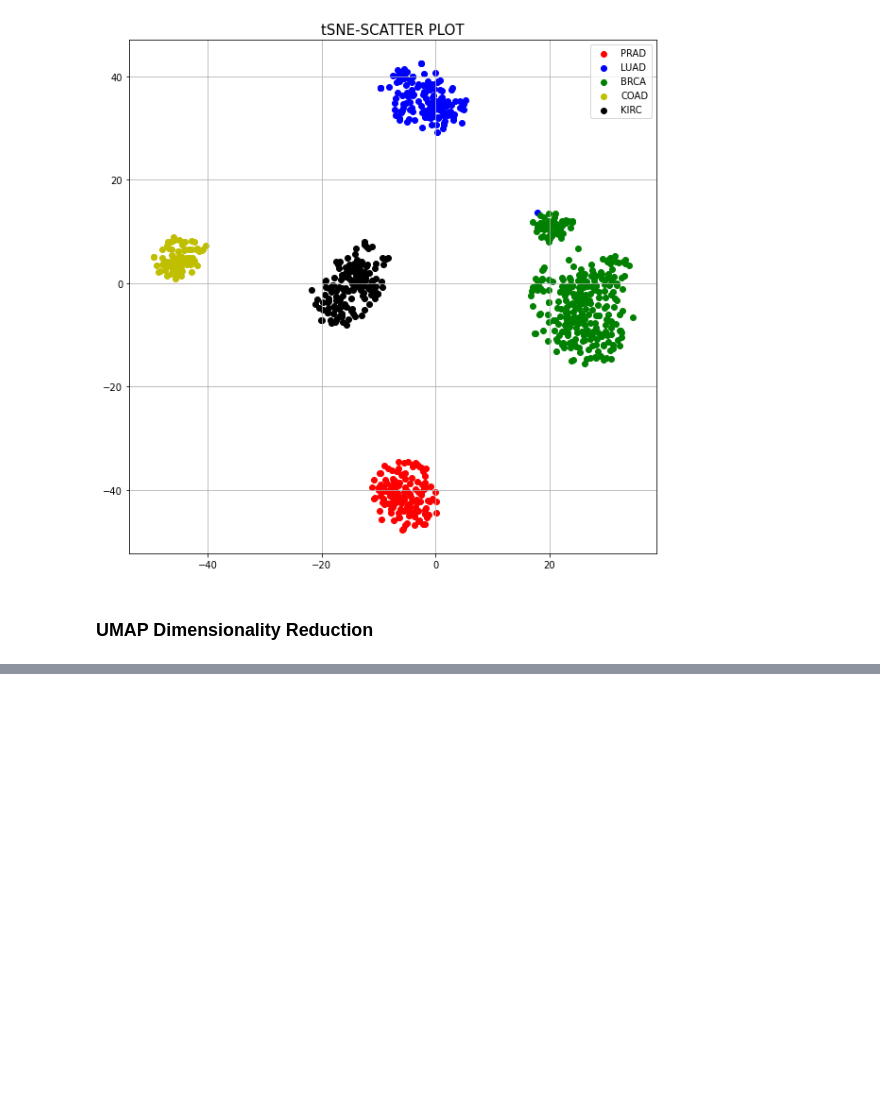
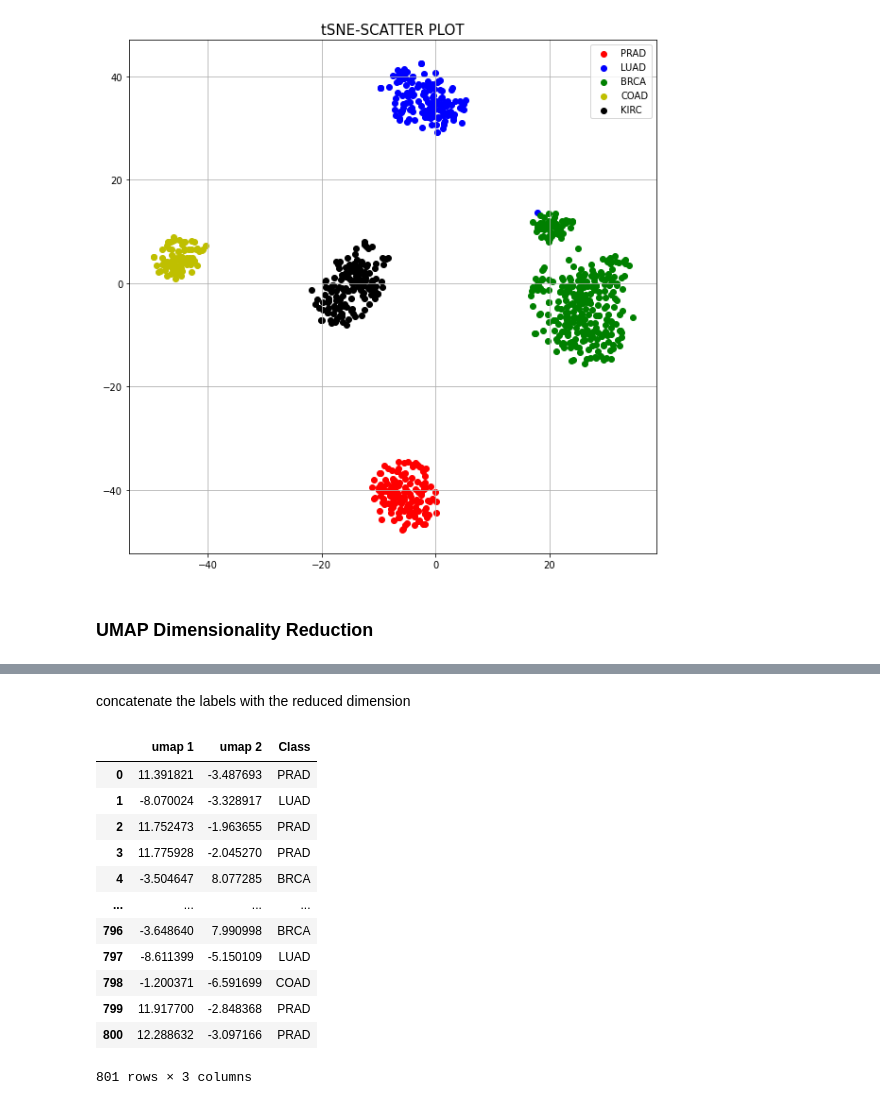
Before and after one commit to dhanarajappu456/new, a Jupyter notebook: rna2.ipynb, the cells around one changed output, grey strips where cells are left out. Drawn from its saved outputs; the diff is of its cells as text; code cells hidden in the pictures; blank space fills up the shorter version.

```diff
--- a/rna2.ipynb
+++ b/rna2.ipynb
@@ -366,0 +371,19 @@ AttributeError: ignored
+# %% [markdown]
+concatenate the labels with the reduced dimension
+# %%
+concated_umap_df=pd.concat([umap_reduced,y],axis=1)
+concated_umap_df
+# %% [output]
+|  | umap 1 | umap 2 | Class |
+| 0 | 11.391821 | -3.487693 | PRAD |
+| 1 | -8.070024 | -3.328917 | LUAD |
+| 2 | 11.752473 | -1.963655 | PRAD |
+| 3 | 11.775928 | -2.045270 | PRAD |
+| 4 | -3.504647 | 8.077285 | BRCA |
+| ... | ... | ... | ... |
+| 796 | -3.648640 | 7.990998 | BRCA |
+| 797 | -8.611399 | -5.150109 | LUAD |
+| 798 | -1.200371 | -6.591699 | COAD |
+| 799 | 11.917700 | -2.848368 | PRAD |
+| 800 | 12.288632 | -3.097166 | PRAD |
+801 rows × 3 columns
```
Also changed, not shown: parts of 11 cells of this notebook.
